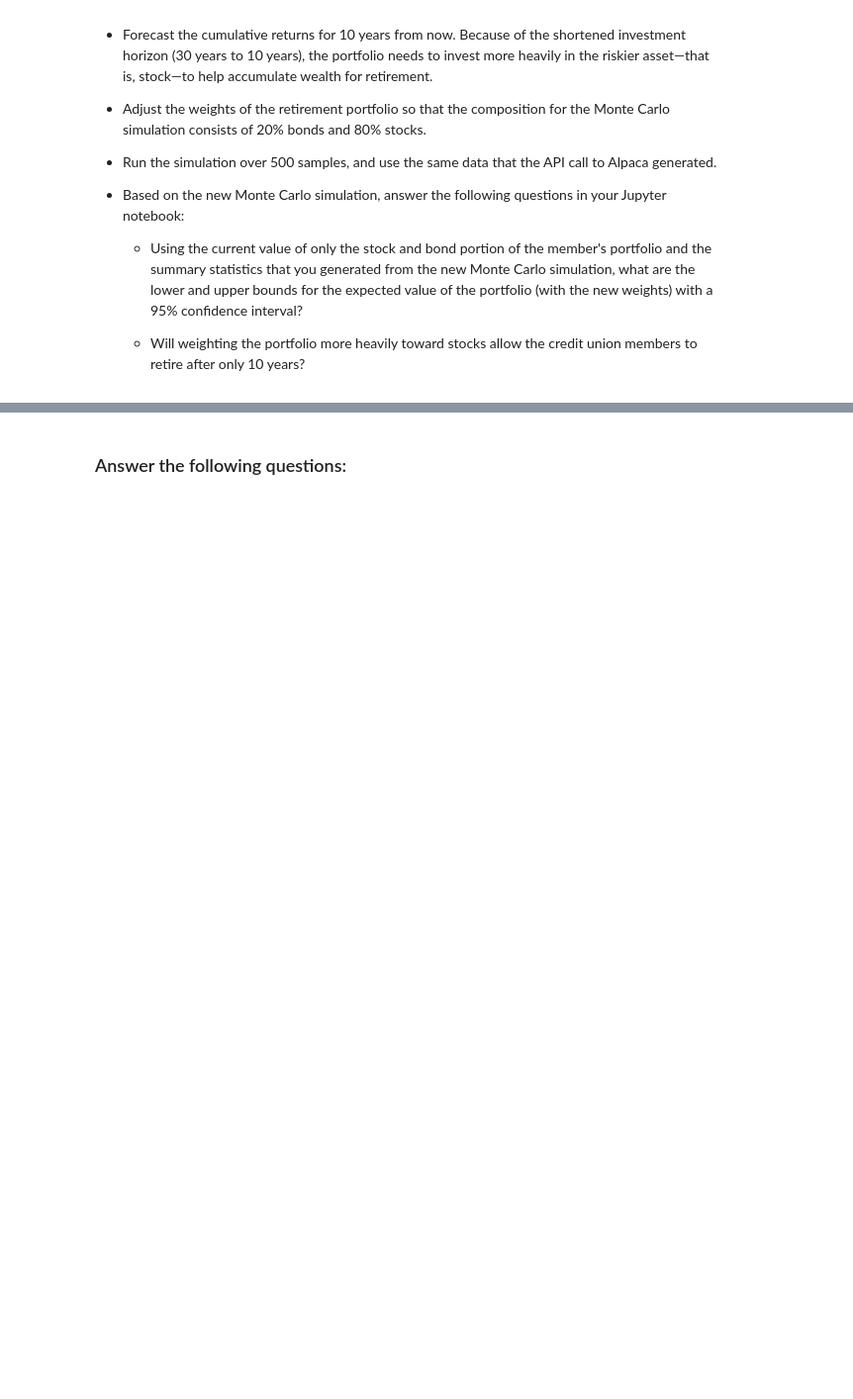
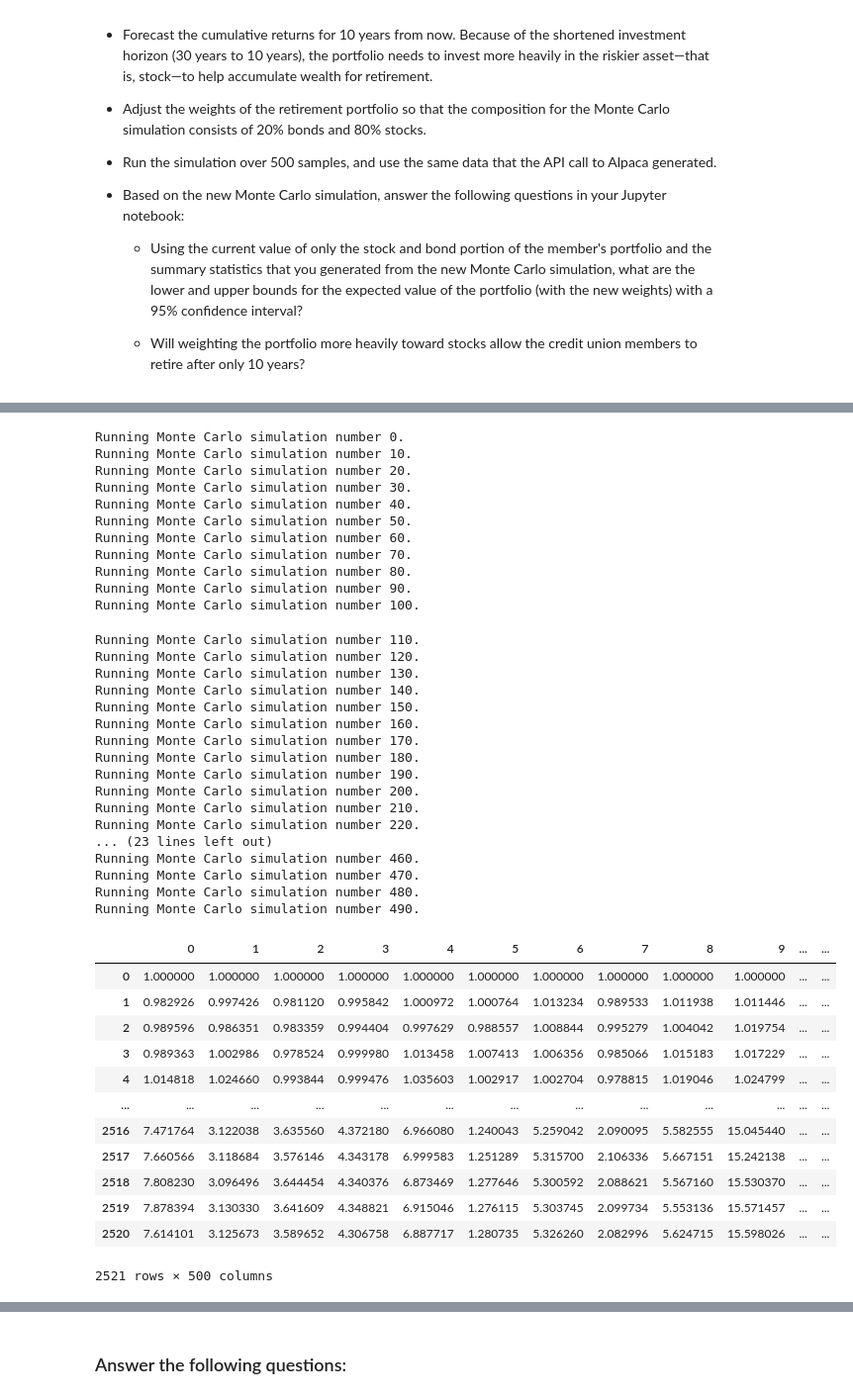
Before and after one commit to TaoNYC/columbia_fintech, a Jupyter notebook: Challenge_5_API_MC_Simulation_Forcasting_Portfilio_Performance/financial_planning_tools.ipynb, the cells around one changed output, grey strips where cells are left out. Shown at 99% size. Cells and saved outputs as stored; diff of their text form; code cells hidden in the pictures; blank space fills up the shorter version.

```diff
--- a/Challenge_5_API_MC_Simulation_Forcasting_Portfilio_Performance/financial_planning_tools.ipynb
+++ b/Challenge_5_API_MC_Simulation_Forcasting_Portfilio_Performance/financial_planning_tools.ipynb
@@ -733,6 +756,49 @@ For this new Monte Carlo simulation, do the following:
 # %%
 # Run the Monte Carlo simulation to forecast 10 years cumulative returns
 # YOUR CODE HERE
+MC_10_years.calc_cumulative_return()
+# %% [output]
+Running Monte Carlo simulation number 0.
+Running Monte Carlo simulation number 10.
+Running Monte Carlo simulation number 20.
+Running Monte Carlo simulation number 30.
+Running Monte Carlo simulation number 40.
+Running Monte Carlo simulation number 50.
+Running Monte Carlo simulation number 60.
+Running Monte Carlo simulation number 70.
+Running Monte Carlo simulation number 80.
+Running Monte Carlo simulation number 90.
+Running Monte Carlo simulation number 100.
+Running Monte Carlo simulation number 110.
+Running Monte Carlo simulation number 120.
+Running Monte Carlo simulation number 130.
+Running Monte Carlo simulation number 140.
+Running Monte Carlo simulation number 150.
+Running Monte Carlo simulation number 160.
+Running Monte Carlo simulation number 170.
+Running Monte Carlo simulation number 180.
+Running Monte Carlo simulation number 190.
+Running Monte Carlo simulation number 200.
+Running Monte Carlo simulation number 210.
+Running Monte Carlo simulation number 220.
+... (23 lines left out)
+Running Monte Carlo simulation number 460.
+Running Monte Carlo simulation number 470.
+Running Monte Carlo simulation number 480.
+Running Monte Carlo simulation number 490.
+|  | 0 | 1 | 2 | 3 | 4 | 5 | 6 | 7 | 8 | 9 | ... | ... |
+| 0 | 1.000000 | 1.000000 | 1.000000 | 1.000000 | 1.000000 | 1.000000 | 1.000000 | 1.000000 | 1.000000 | 1.000000 | ... | ... |
+| 1 | 0.982926 | 0.997426 | 0.981120 | 0.995842 | 1.000972 | 1.000764 | 1.013234 | 0.989533 | 1.011938 | 1.011446 | ... | ... |
+| 2 | 0.989596 | 0.986351 | 0.983359 | 0.994404 | 0.997629 | 0.988557 | 1.008844 | 0.995279 | 1.004042 | 1.019754 | ... | ... |
+| 3 | 0.989363 | 1.002986 | 0.978524 | 0.999980 | 1.013458 | 1.007413 | 1.006356 | 0.985066 | 1.015183 | 1.017229 | ... | ... |
+| 4 | 1.014818 | 1.024660 | 0.993844 | 0.999476 | 1.035603 | 1.002917 | 1.002704 | 0.978815 | 1.019046 | 1.024799 | ... | ... |
+| ... | ... | ... | ... | ... | ... | ... | ... | ... | ... | ... | ... | ... |
+| 2516 | 7.471764 | 3.122038 | 3.635560 | 4.372180 | 6.966080 | 1.240043 | 5.259042 | 2.090095 | 5.582555 | 15.045440 | ... | ... |
+| 2517 | 7.660566 | 3.118684 | 3.576146 | 4.343178 | 6.999583 | 1.251289 | 5.315700 | 2.106336 | 5.667151 | 15.242138 | ... | ... |
+| 2518 | 7.808230 | 3.096496 | 3.644454 | 4.340376 | 6.873469 | 1.277646 | 5.300592 | 2.088621 | 5.567160 | 15.530370 | ... | ... |
+| 2519 | 7.878394 | 3.130330 | 3.641609 | 4.348821 | 6.915046 | 1.276115 | 5.303745 | 2.099734 | 5.553136 | 15.571457 | ... | ... |
+| 2520 | 7.614101 | 3.125673 | 3.589652 | 4.306758 | 6.887717 | 1.280735 | 5.326260 | 2.082996 | 5.624715 | 15.598026 | ... | ... |
+2521 rows × 500 columns
 # %%
 # Visualize the 10-year Monte Carlo simulation by creating an
 # overlay line plot
```
Also changed, not shown: parts of 25 cells of this notebook.
